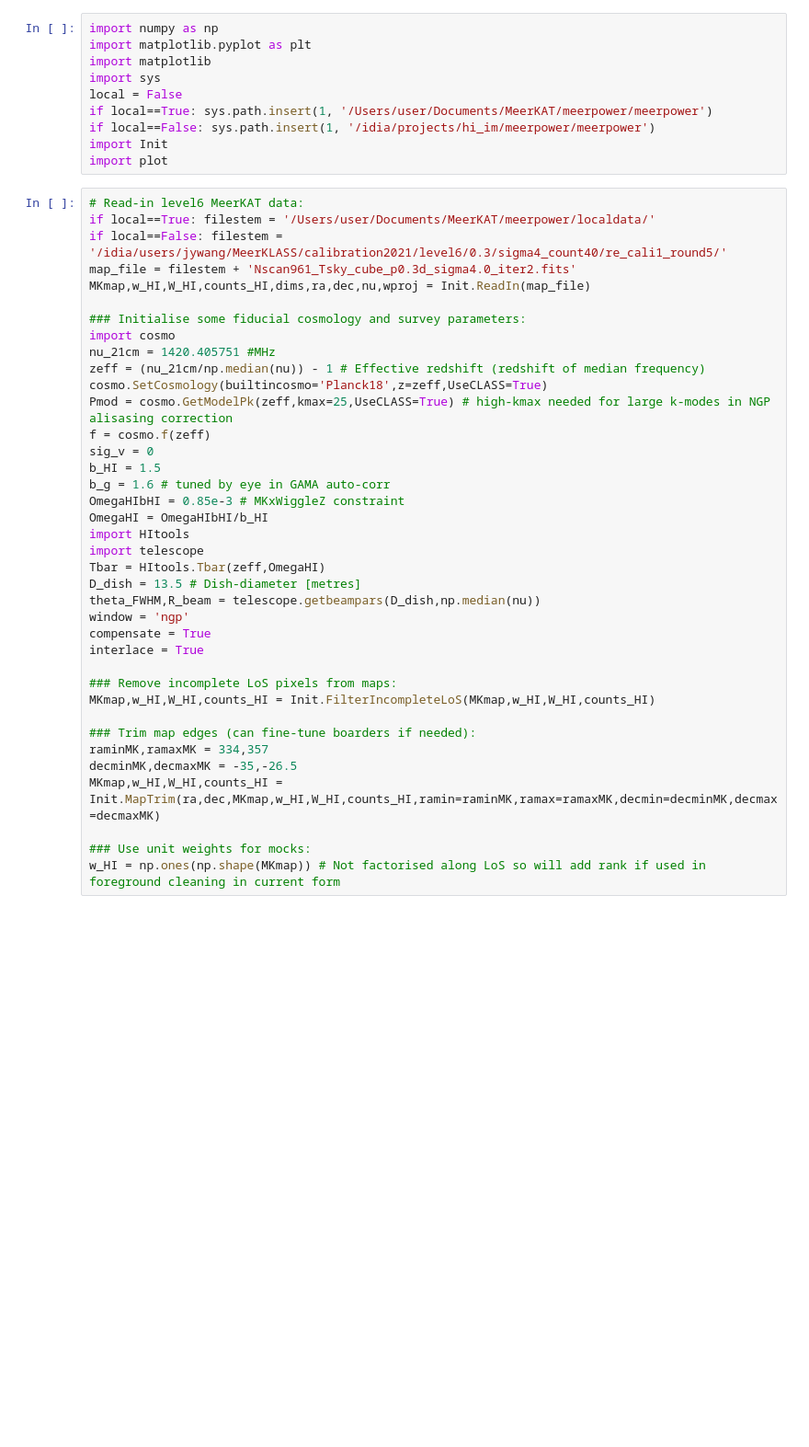
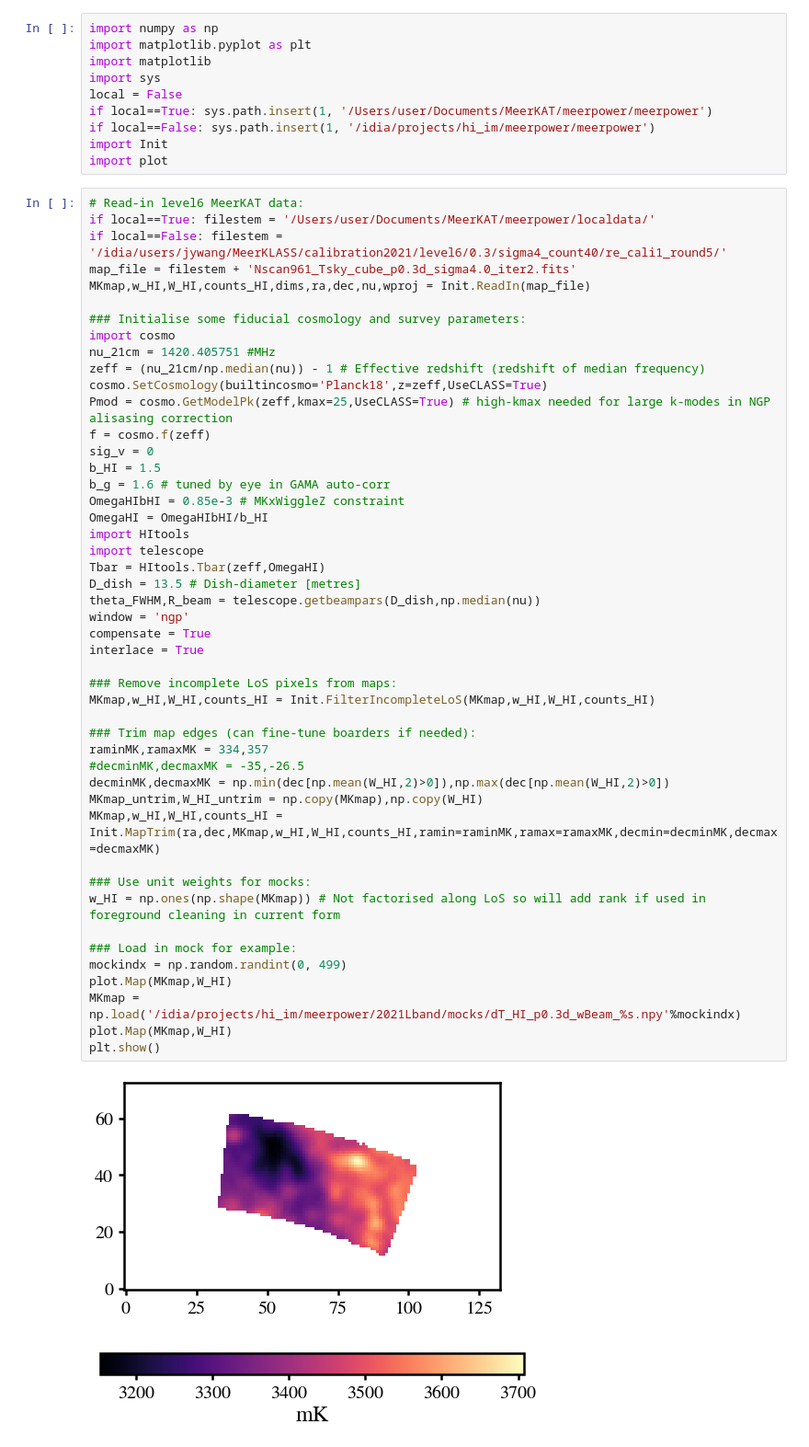
Before and after one commit to meerklass/meerpower, a Jupyter notebook: 2021Lband/gama/mock_forecast.ipynb, the cells around one changed output. Shown: that part at 92% size. Saved outputs shown, nothing was run; the diff lists cells and outputs as text; blank space fills up the shorter version.

```diff
--- a/2021Lband/gama/mock_forecast.ipynb
+++ b/2021Lband/gama/mock_forecast.ipynb
@@ -18,31 +18,42 @@ MKmap,w_HI,W_HI,counts_HI,dims,ra,dec,nu,wproj = Init.ReadIn(map_file)
 ### Initialise some fiducial cosmology and survey parameters:
 import cosmo
 nu_21cm = 1420.405751 #MHz
 zeff = (nu_21cm/np.median(nu)) - 1 # Effective redshift (redshift of median frequency)
 cosmo.SetCosmology(builtincosmo='Planck18',z=zeff,UseCLASS=True)
 Pmod = cosmo.GetModelPk(zeff,kmax=25,UseCLASS=True) # high-kmax needed for large k-modes in NGP alisasing correction
 f = cosmo.f(zeff)
 sig_v = 0
 b_HI = 1.5
 b_g = 1.6 # tuned by eye in GAMA auto-corr
 OmegaHIbHI = 0.85e-3 # MKxWiggleZ constraint
 OmegaHI = OmegaHIbHI/b_HI
 import HItools
 import telescope
 Tbar = HItools.Tbar(zeff,OmegaHI)
 D_dish = 13.5 # Dish-diameter [metres]
 theta_FWHM,R_beam = telescope.getbeampars(D_dish,np.median(nu))
 window = 'ngp'
 compensate = True
 interlace = True
 
 ### Remove incomplete LoS pixels from maps:
 MKmap,w_HI,W_HI,counts_HI = Init.FilterIncompleteLoS(MKmap,w_HI,W_HI,counts_HI)
 
 ### Trim map edges (can fine-tune boarders if needed):
 raminMK,ramaxMK = 334,357
-decminMK,decmaxMK = -35,-26.5
+#decminMK,decmaxMK = -35,-26.5
+decminMK,decmaxMK = np.min(dec[np.mean(W_HI,2)>0]),np.max(dec[np.mean(W_HI,2)>0])
+MKmap_untrim,W_HI_untrim = np.copy(MKmap),np.copy(W_HI)
 MKmap,w_HI,W_HI,counts_HI = Init.MapTrim(ra,dec,MKmap,w_HI,W_HI,counts_HI,ramin=raminMK,ramax=ramaxMK,decmin=decminMK,decmax=decmaxMK)
 
 ### Use unit weights for mocks:
 w_HI = np.ones(np.shape(MKmap)) # Not factorised along LoS so will add rank if used in foreground cleaning in current form
+
+### Load in mock for example:
+mockindx = np.random.randint(0, 499)
+plot.Map(MKmap,W_HI)
+MKmap = np.load('/idia/projects/hi_im/meerpower/2021Lband/mocks/dT_HI_p0.3d_wBeam_%s.npy'%mockindx)
+plot.Map(MKmap,W_HI)
+plt.show()
+# %% [output]
+[figure, added]
```
Also changed, not shown: parts of 3 cells of this notebook.
